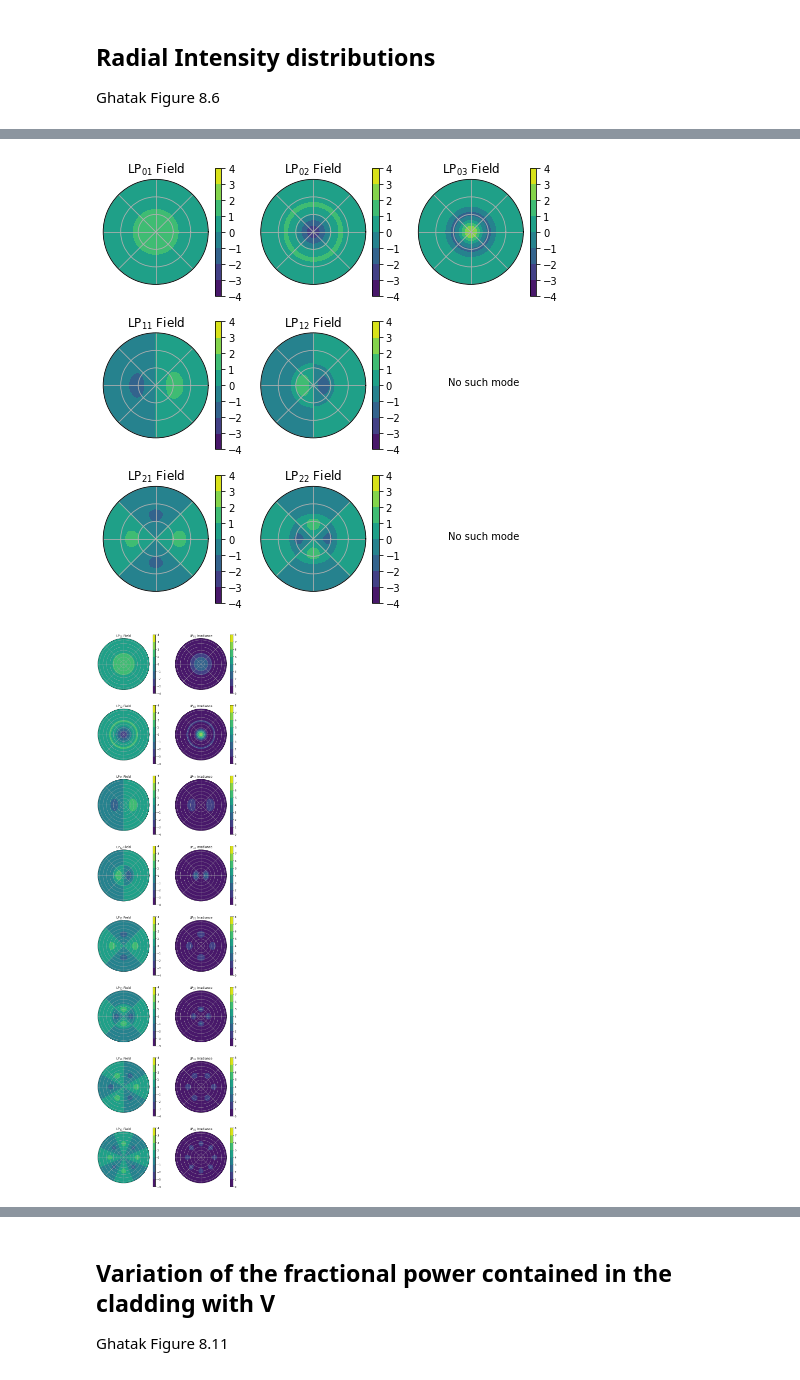
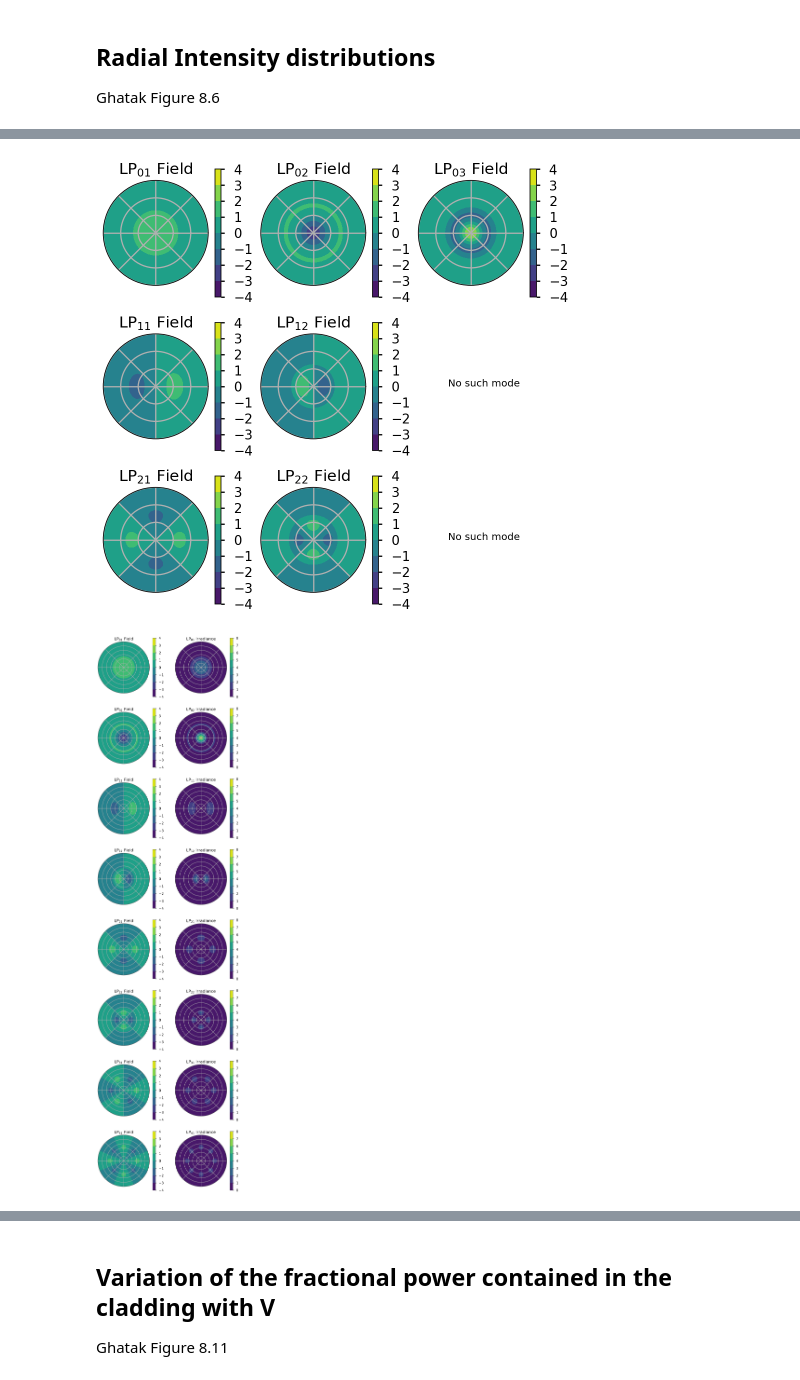
Before and after one commit to scottprahl/ofiber, a Jupyter notebook: docs/4-Circular-Step-Index-Fiber.ipynb, the cells around one changed output, grey strips where cells are left out. Cells and saved outputs as stored; diff of their text form; code cells hidden in the pictures.

Commit message:
Jupyterlite fixes

```diff
--- a/docs/4-Circular-Step-Index-Fiber.ipynb
+++ b/docs/4-Circular-Step-Index-Fiber.ipynb
@@ -15,6 +15,14 @@ Graphs and tables from Chapter 8 of Ghatak.
 %matplotlib inline
 import numpy as np
 import matplotlib.pyplot as plt
+import scipy
+
+# Jupyterlite support for ofiber
+try:
+    import micropip
+    await micropip.install("ofiber")
+except ModuleNotFoundError:
+    pass
 
 try:
     import ofiber
@@ -22,6 +30,10 @@ try:
 except ModuleNotFoundError:
     print('ofiber is not installed. To install, uncomment and run the cell above.')
     print('Once installation is successful, rerun this cell again.')
+
+%config InlineBackend.figure_format='retina'
+
+plt.style.use('seaborn-talk')
 # %% [markdown]
 ## Single mode in a circular step fiber V=2
 
@@ -260,7 +272,7 @@ V=8
 for ell in range(3):
     for em in range(2,4):
         b = ofiber.LP_mode_value(V,ell,em)
-        if b == 0 :
+        if b is None :
             continue
         irradiance = ofiber.LP_radial_irradiance(V,b,ell,r_over_a)
         i = np.argmax(irradiance)
@@ -295,7 +307,7 @@ for ell in [0,1,2]:
         graph = graph+1
 
         b = ofiber.LP_mode_value(V,ell,em)
-        if b==0 :
+        if b is None :
             ax=plt.subplot(3,3,graph,polar=True)
             plt.axis('off')
             plt.annotate('No such mode', xy=(0,0), ha='center')
@@ -315,7 +327,7 @@ for ell in [0,1,2]:
 
 plt.show()
 # %% [output]
-[figure, old version]
+[figure, new version]
 # %%
 V=8
 
@@ -336,35 +348,35 @@ for ell in range(5):
 
     for em in [1,2]:
 
         b = ofiber.LP_mode_value(V,ell,em)
-        if b==0 :
+        if b is None:
             continue
         r_field = ofiber.LP_radial_field(V,b,ell,r_over_a)
         R_FIELD, PHI_FIELD = np.meshgrid(phi_field,r_field)
         Z = R_FIELD*PHI_FIELD
 
         graph += 1
 
         ax=plt.subplot(rows,cols,graph,polar=True)
         cax=ax.contourf(phi,r_over_a,Z,levels=clevs)
         ax.set_xticklabels([])
         ax.set_yticklabels([])
         fig.colorbar(cax)
         plt.title(r"LP$_{%d%d}$ Field"%(ell,em))
 
         graph += 1
         Z = Z*Z
 
         ax=plt.subplot(rows,cols,graph,polar=True)
         cax=ax.contourf(phi,r_over_a,Z,levels=dlevs)
         ax.set_xticklabels([])
         ax.set_yticklabels([])
         fig.colorbar(cax)
         plt.title(r"LP$_{%d%d}$ Irradiance"%(ell,em))
 
 plt.show()
 # %% [output]
-[figure, old version]
+[figure, new version]
 # %%
 from scipy.optimize import curve_fit
 
```
Also changed, not shown: parts of 12 cells of this notebook, 8 other files.
